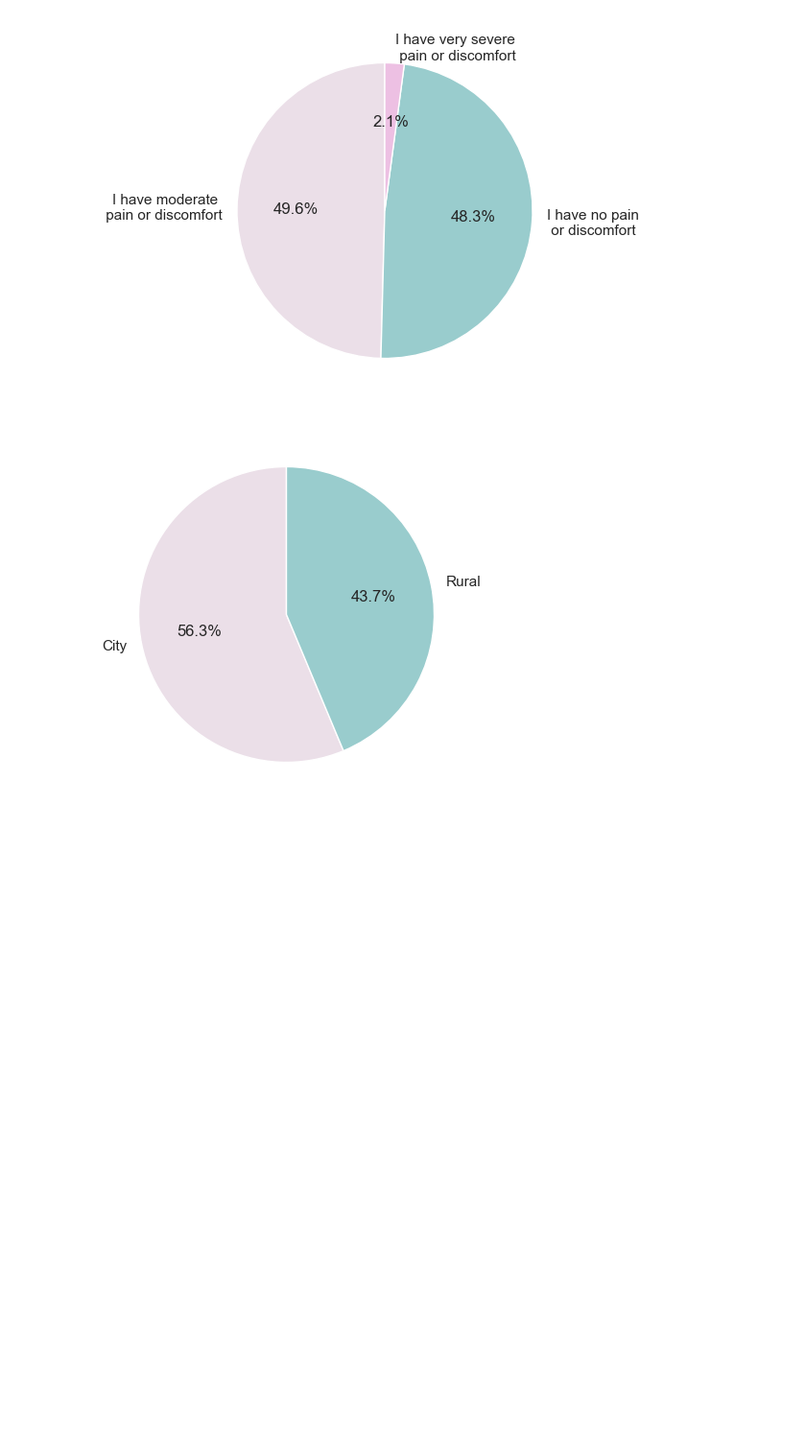
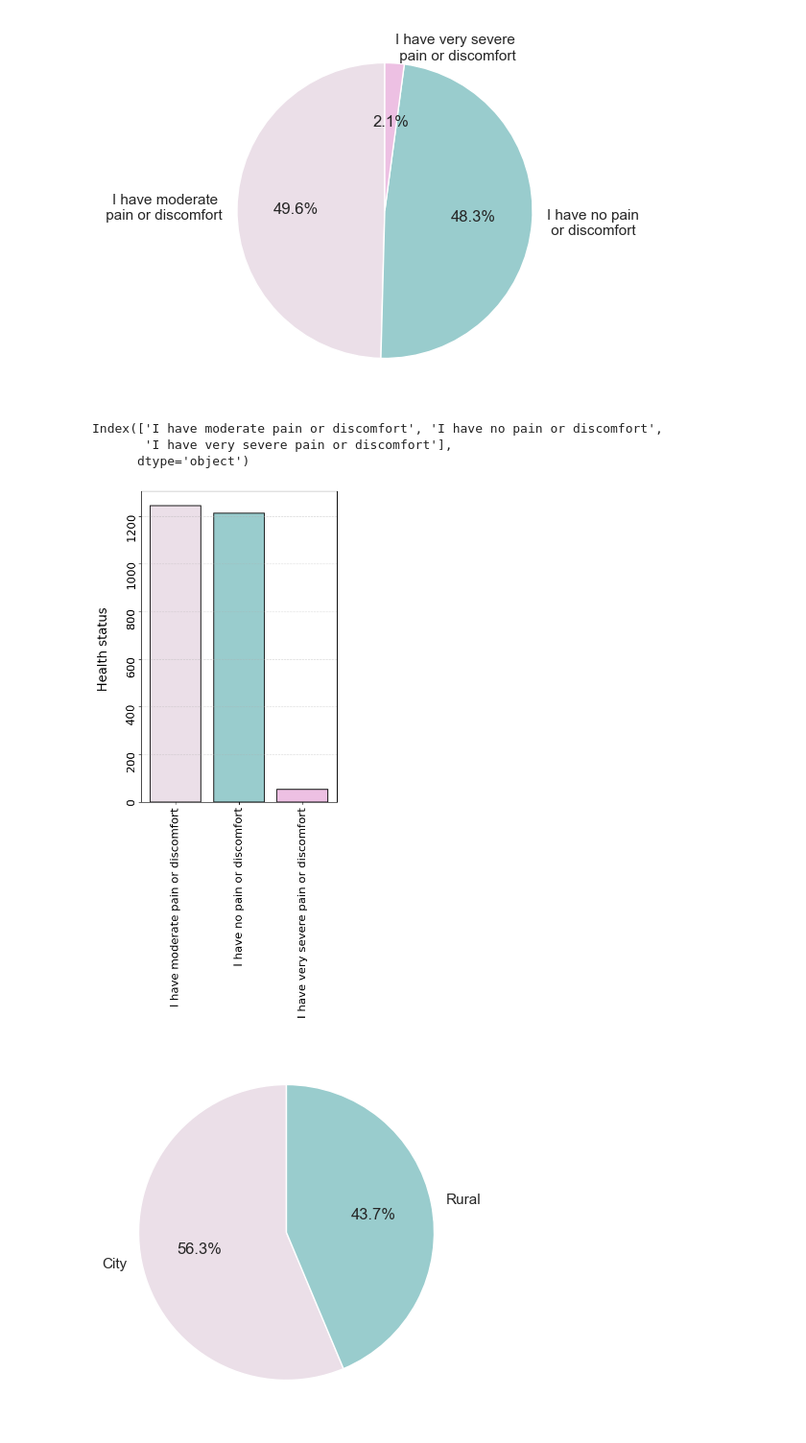
Before and after one commit to Chartiza/Human-gut-archaea-db, a Jupyter notebook: Archaea_paper.ipynb, the cells around one changed output. Shown: that part at 96% size. Saved outputs shown, nothing was run; the diff lists cells and outputs as text; code cells hidden in the pictures; blank space fills up the shorter version.

Commit message:
add v2 for pie plots

```diff
--- a/Archaea_paper.ipynb
+++ b/Archaea_paper.ipynb
@@ -131,6 +111,28 @@ plt.savefig('results/paper/Fig1a_Pie1.svg', bbox_inches='tight')
 plt.savefig('results/paper/Fig1a_Pie1.png', bbox_inches='tight')
 # %% [output]
 [figure]
+# %%
+metaC2['health_status_mapeada'].value_counts().index
+# %% [output]
+Index(['I have moderate pain or discomfort', 'I have no pain or discomfort',
+       'I have very severe pain or discomfort'],
+      dtype='object')
+# %%
+# Create a bar plot
+plt.figure(figsize=(5, 8))
+bars = plt.bar(metaC2['health_status_mapeada'].value_counts().index, metaC2['health_status_mapeada'].value_counts(),
+               color=['#ebdfe8','#99CCCD', '#edc0e3'], edgecolor='black', linewidth=1.2)
+
+# Customize the plot
+plt.ylabel('Health status \n', fontsize=18)
+plt.xticks(rotation=90, fontsize=16)
+plt.yticks(rotation=90, fontsize=16)  # Rotate x-axis labels for better readability
+plt.grid(axis='y', alpha=0.5, linestyle='--')
+
+plt.savefig('results/Fig1a_Pie1_v2.svg', bbox_inches='tight')
+plt.savefig('results/Fig1a_Pie1_v2.png', bbox_inches='tight')
+# %% [output]
+[figure, added]
 # %%
 # create a pie chart
 plt.figure(figsize=(5, 5))
```
Also changed, not shown: parts of 3 cells of this notebook, 10 other files.
